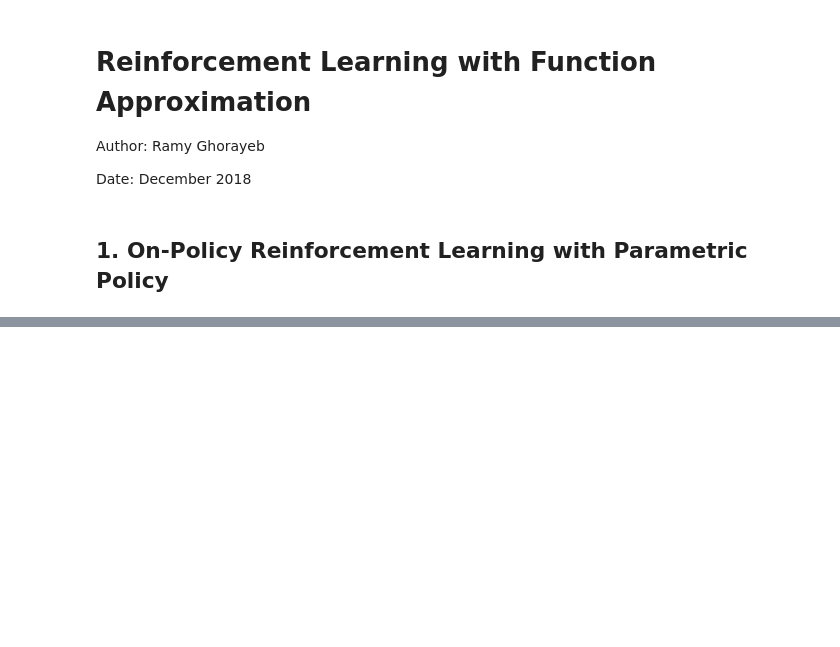
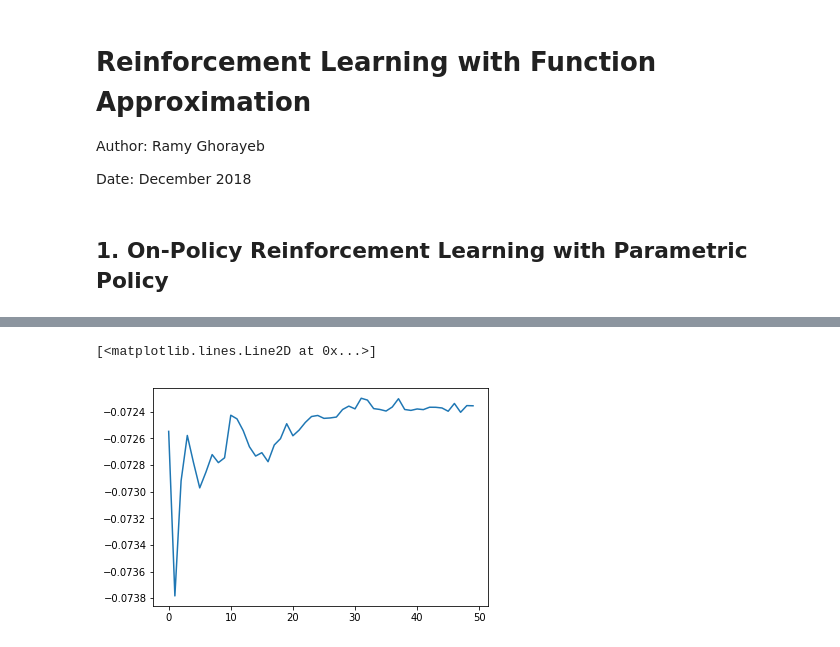
Before and after one commit to RamyGrb/Polytechnique, a Jupyter notebook: MVA_RL/HW3/homework3.ipynb, the cells around one changed output, grey strips where cells are left out. Cells and saved outputs as stored; diff of their text form; code cells hidden in the pictures; blank space fills up the shorter version.

```diff
--- a/MVA_RL/HW3/homework3.ipynb
+++ b/MVA_RL/HW3/homework3.ipynb
@@ -53,10 +131,10 @@ def REINFORCE():
 # %%
 # standard update rule
 
-class StandardStep(object):
-    def __init__(self, rate):
-        self.learning_rate = rate
+class Standard_Update(object):
+    def __init__(self, alpha):
+        self.alpha = alpha
 
-    def update(self,alpha):
-        return alpha * self.learning_rate
+    def fn(self, t, grad_J):
+        return self.alpha(t) * grad_J
 # %% [markdown]
@@ -75,0 +171,12 @@ sigma = 0.4
+# %%
+# Case considered: 1-dimensional problem with standard_deviation = 0.4
+# env = LQG( A=1, B=1, Q=1, R=1, sigma0=0)
+env = LQG1D('random')
+policy = Gaussian(sigma=0.5)
+update_rule = Standard_Update(alpha = lambda t:0.005/(t+1))
+theta_s = -0.6
+
+Theta = np.zeros((10,50))
+for t in range(10):
+    print('iteration:',t+1)
+    Theta[t] = REINFORCE(env, policy, update_rule, k_iterations=50, N=50, T=100, gamma=0.9)
@@ -75,0 +194,6 @@ sigma = 0.4
+# %%
+est_Theta = np.mean(Theta,axis=0)
+plt.plot(theta_s*np.ones(50) - est_Theta)
+# %% [output]
+[<matplotlib.lines.Line2D at 0x...>]
+[figure, added]
```
Also changed, not shown: parts of 22 cells of this notebook.
